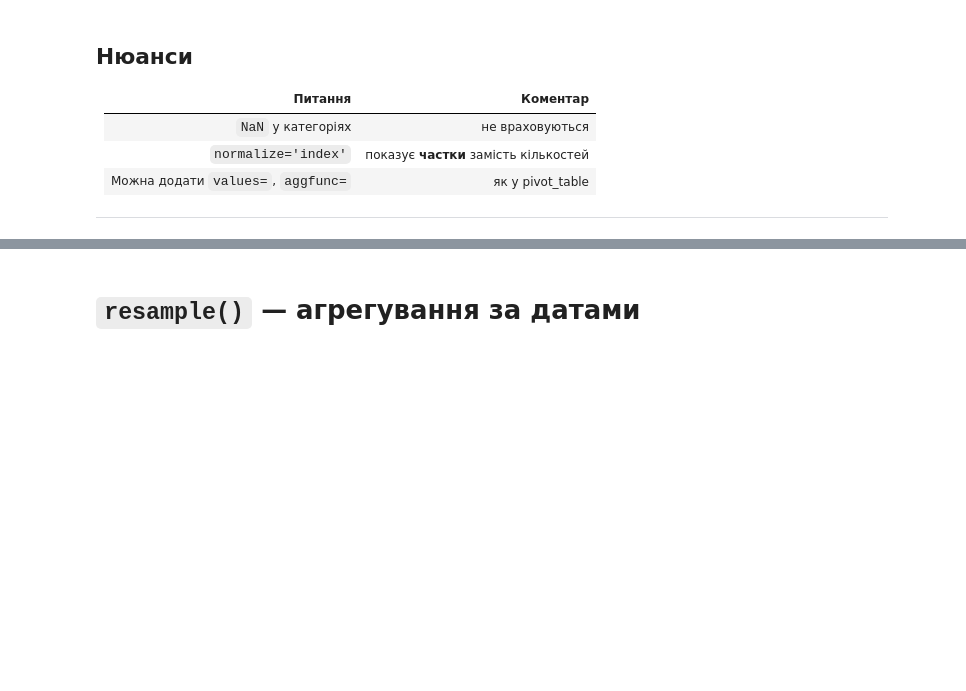
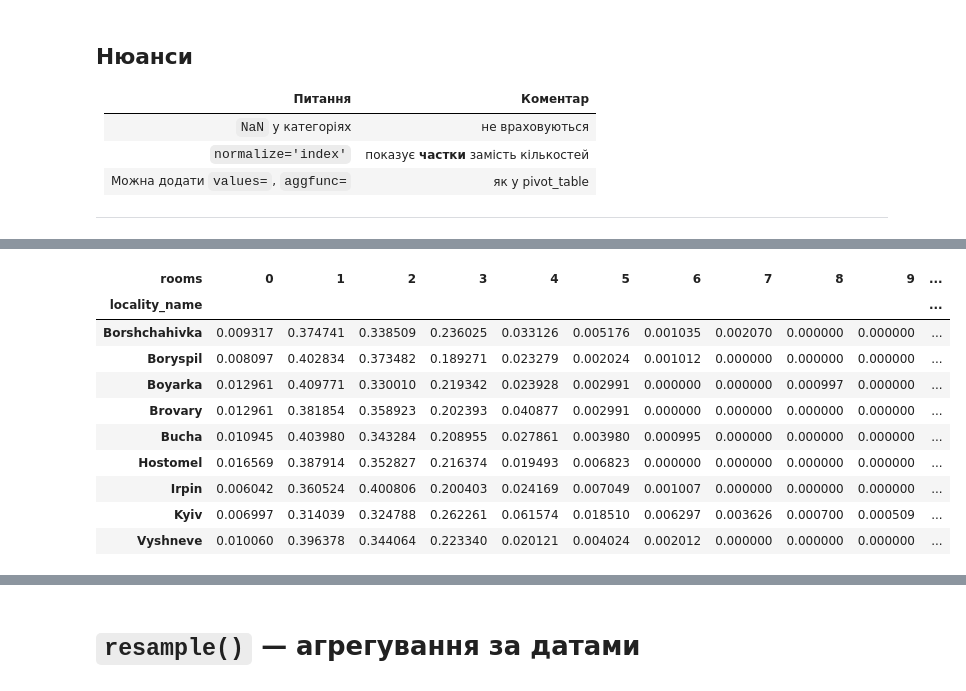
Before and after one commit to cpython-projects/da_1709, a Jupyter notebook: lesson_17.ipynb, the cells around one changed output, grey strips where cells are left out. Drawn from its saved outputs; the diff is of its cells as text; code cells hidden in the pictures; blank space fills up the shorter version.

```diff
--- a/lesson_17.ipynb
+++ b/lesson_17.ipynb
@@ -210,2 +484,20 @@ pd.crosstab(index=df['рядки'], columns=df['стовпці'])
+# %%
+pd.crosstab(
+    index=df['locality_name'],
+    columns=df['rooms'],
+    normalize='index'
+)
+# %% [output]
+| rooms | 0 | 1 | 2 | 3 | 4 | 5 | 6 | 7 | 8 | 9 | ... |
+| locality_name |  |  |  |  |  |  |  |  |  |  | ... |
+| Borshchahivka | 0.009317 | 0.374741 | 0.338509 | 0.236025 | 0.033126 | 0.005176 | 0.001035 | 0.002070 | 0.000000 | 0.000000 | ... |
+| Boryspil | 0.008097 | 0.402834 | 0.373482 | 0.189271 | 0.023279 | 0.002024 | 0.001012 | 0.000000 | 0.000000 | 0.000000 | ... |
+| Boyarka | 0.012961 | 0.409771 | 0.330010 | 0.219342 | 0.023928 | 0.002991 | 0.000000 | 0.000000 | 0.000997 | 0.000000 | ... |
+| Brovary | 0.012961 | 0.381854 | 0.358923 | 0.202393 | 0.040877 | 0.002991 | 0.000000 | 0.000000 | 0.000000 | 0.000000 | ... |
+| Bucha | 0.010945 | 0.403980 | 0.343284 | 0.208955 | 0.027861 | 0.003980 | 0.000995 | 0.000000 | 0.000000 | 0.000000 | ... |
+| Hostomel | 0.016569 | 0.387914 | 0.352827 | 0.216374 | 0.019493 | 0.006823 | 0.000000 | 0.000000 | 0.000000 | 0.000000 | ... |
+| Irpin | 0.006042 | 0.360524 | 0.400806 | 0.200403 | 0.024169 | 0.007049 | 0.001007 | 0.000000 | 0.000000 | 0.000000 | ... |
+| Kyiv | 0.006997 | 0.314039 | 0.324788 | 0.262261 | 0.061574 | 0.018510 | 0.006297 | 0.003626 | 0.000700 | 0.000509 | ... |
+| Vyshneve | 0.010060 | 0.396378 | 0.344064 | 0.223340 | 0.020121 | 0.004024 | 0.002012 | 0.000000 | 0.000000 | 0.000000 | ... |
 # %%
 # Середня площа квартир по населених пунктах і кількості кімнат
```
Also changed, not shown: parts of 48 cells of this notebook.
